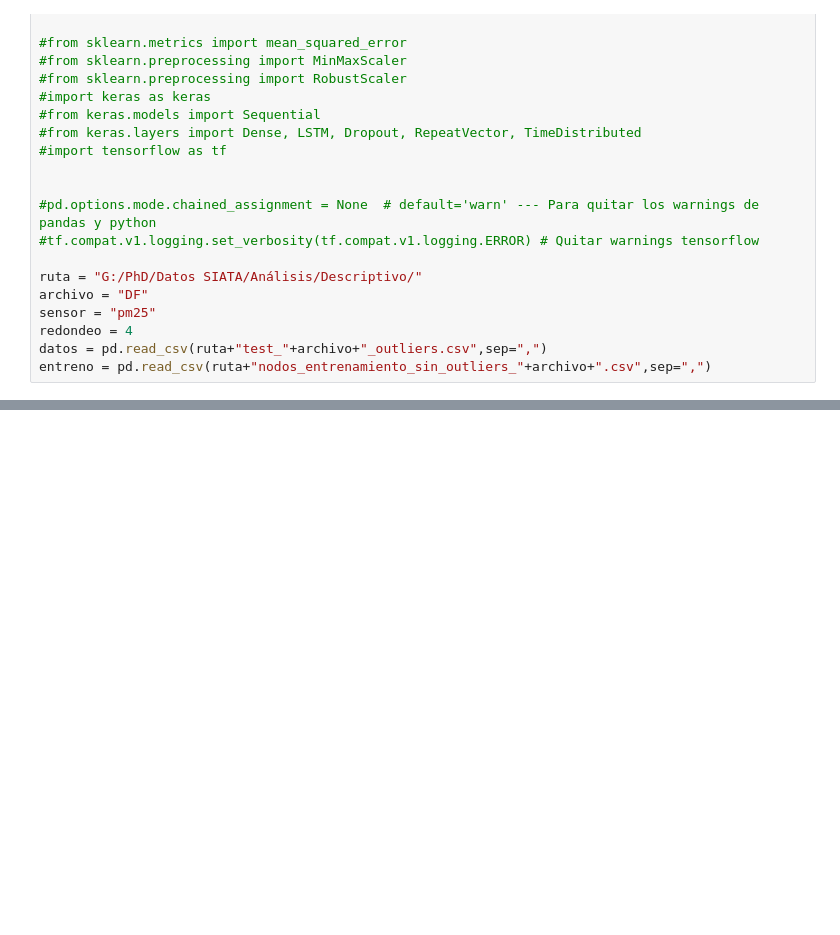
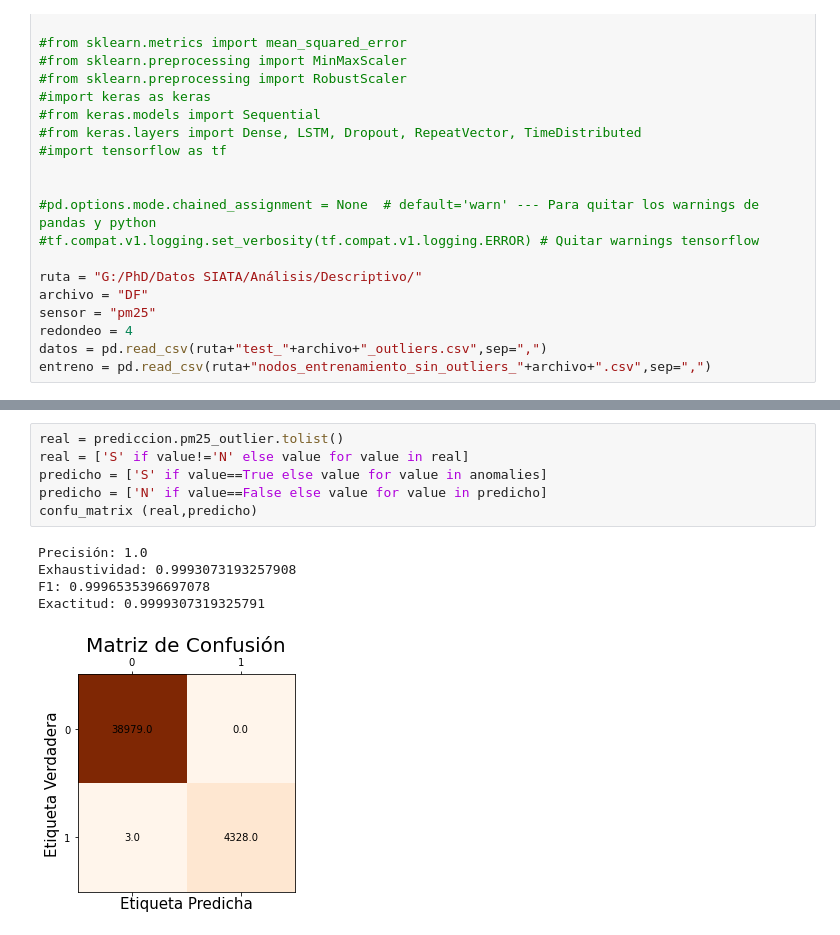
Before and after one commit to ferrcho024/Objetive_1, a Jupyter notebook: Outlier Detection/Autoencoder_MSE.ipynb, the cells around one changed output, grey strips where cells are left out. Cells and saved outputs as stored; diff of their text form; blank space fills up the shorter version.

```diff
--- a/Outlier Detection/Autoencoder_MSE.ipynb
+++ b/Outlier Detection/Autoencoder_MSE.ipynb
@@ -224,0 +231,12 @@ array([[[-0.7927399 ],
+# %%
+real = prediccion.pm25_outlier.tolist()
+real = ['S' if value!='N' else value for value in real]
+predicho = ['S' if value==True else value for value in anomalies]
+predicho = ['N' if value==False else value for value in predicho]
+confu_matrix (real,predicho)
+# %% [output]
+Precisión: 1.0
+Exhaustividad: 0.9993073193257908
+F1: 0.9996535396697078
+Exactitud: 0.9999307319325791
+[figure, added]
```
Also changed, not shown: parts of 6 cells of this notebook.
